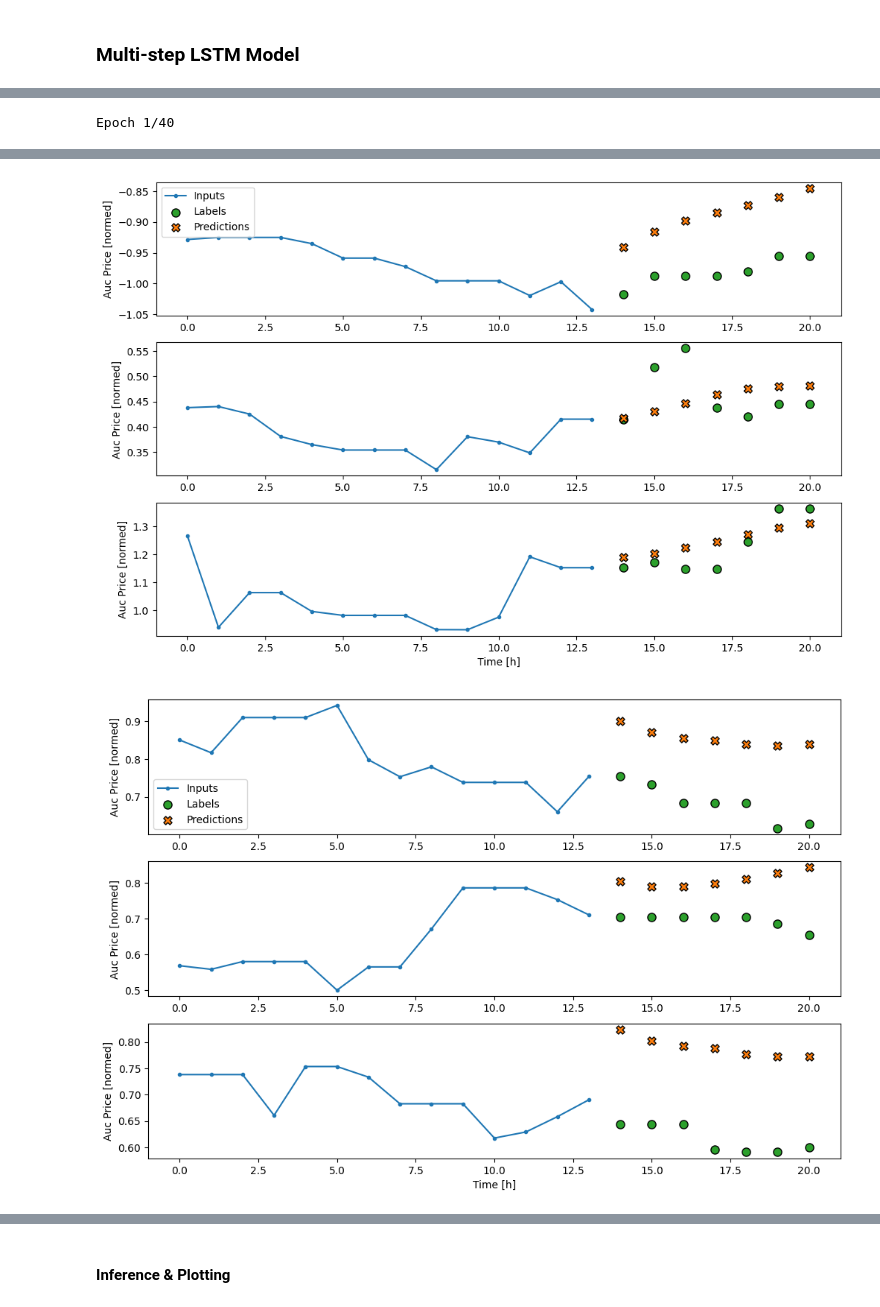
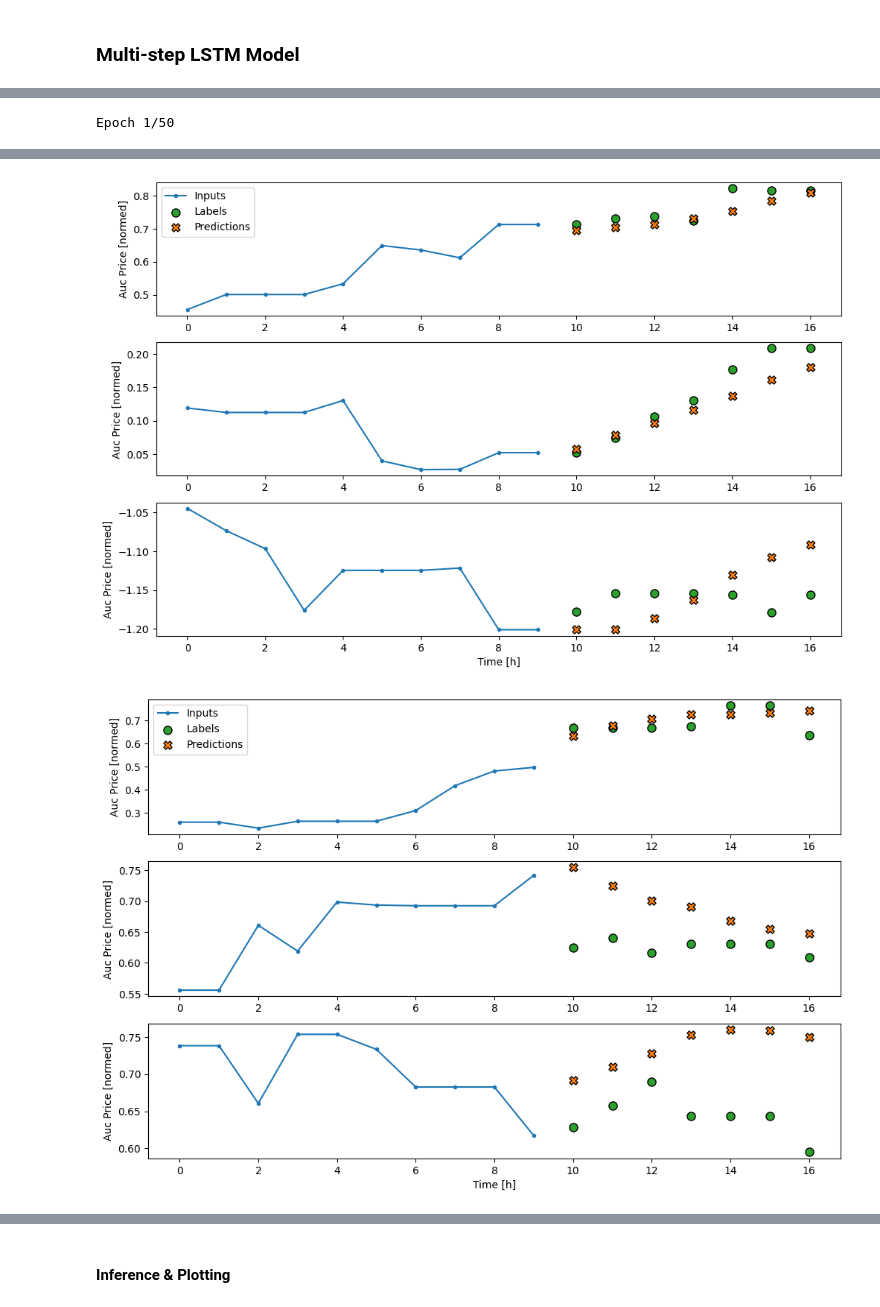
Before and after one commit to wyne1/carbon-market-forecasting, a Jupyter notebook: lstm-model.ipynb, the cells around one changed output, grey strips where cells are left out. Saved outputs shown, nothing was run; the diff lists cells and outputs as text; code cells hidden in the pictures.

```diff
--- a/lstm-model.ipynb
+++ b/lstm-model.ipynb
@@ -758,7 +780,8 @@ num_features = len(test_df.columns)
 
 
 OUT_STEPS = 7
-multi_window = WindowGenerator(input_width=14,
+INPUT_WIDTH = 10
+multi_window = WindowGenerator(input_width=INPUT_WIDTH,
                                train_df=train_df, val_df=val_df, test_df=test_df,
                                label_width=OUT_STEPS,
                                shift=OUT_STEPS)
@@ -768,13 +791,13 @@ multi_lstm_model = tf.keras.Sequential([
     tf.keras.layers.Dense(OUT_STEPS*num_features,kernel_initializer=tf.initializers.zeros()),
     tf.keras.layers.Reshape([OUT_STEPS, num_features])
 ])
-history = preprocessor.compile_and_fit(multi_lstm_model, multi_window, use_early_stopping=False, max_epochs=40)
+history = preprocessor.compile_and_fit(multi_lstm_model, multi_window, use_early_stopping=False, max_epochs=50)
 
 Plotting.plot_history(history)
 multi_window.plot(multi_lstm_model)
 multi_window.plot_test(multi_lstm_model)
 
 # Sequentially predict and plot the test data
-sequential_predict_and_plot(multi_lstm_model, test_df, input_width=14, out_steps=OUT_STEPS, features=test_df.columns)
+sequential_predict_and_plot(multi_lstm_model, test_df, input_width=INPUT_WIDTH, out_steps=OUT_STEPS, features=test_df.columns)
 # %% [output]
-Epoch 1/40
+Epoch 1/50
@@ -813,2 +837,2 @@ Epoch 40/40
-[figure, old version]
+[figure, new version]
-[figure, old version]
+[figure, new version]
```
Also changed, not shown: parts of 15 cells of this notebook, 4 other files.
